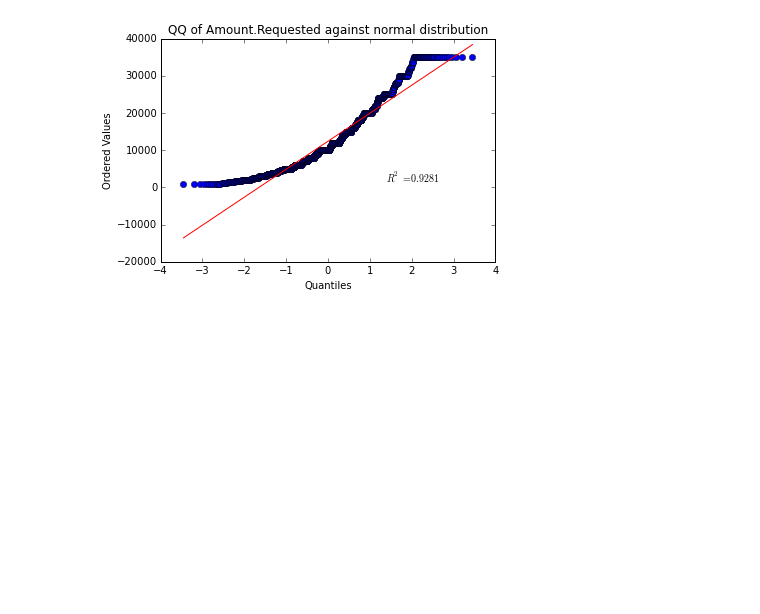
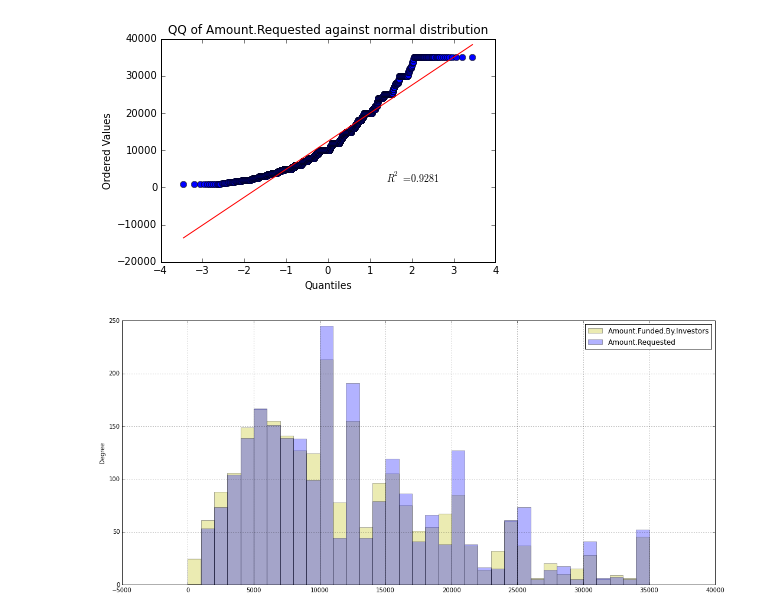
Before and after one commit to hughdbrown/lending_library, a Jupyter notebook: lending_library.ipynb, the cells around one changed output. Drawn from its saved outputs; the diff is of its cells as text; code cells hidden in the pictures; blank space fills up the shorter version.

Commit message:
Fix up graphing requested versus funded

```diff
--- a/lending_library.ipynb
+++ b/lending_library.ipynb
@@ -85,3 +85,23 @@ The default value for 'return_type' will change to 'axes' in a future release.
 [figure]
 [figure]
 [figure]
+# %%
+columns = [column_amt_funded_by_investors, column_amt_requested]
+_min = min(tuple(min(loansData[c]) for c in columns))
+_max = max(tuple(max(loansData[c]) for c in columns))
+colors = ['y', 'b']
+
+# Somehow, there are negative numbers in funded or requested
+_min = max(_min, 0)
+
+comparison = pd.DataFrame(data=loansData, columns=columns)
+comparison.plot(kind='hist',
+                stacked=False,
+                colors=colors,
+                alpha=0.3,
+                bins=int((_max - _min) / binwidth),
+                figsize=(18, 8))
+
+plt.show()
+# %% [output]
+[figure, added]
```
